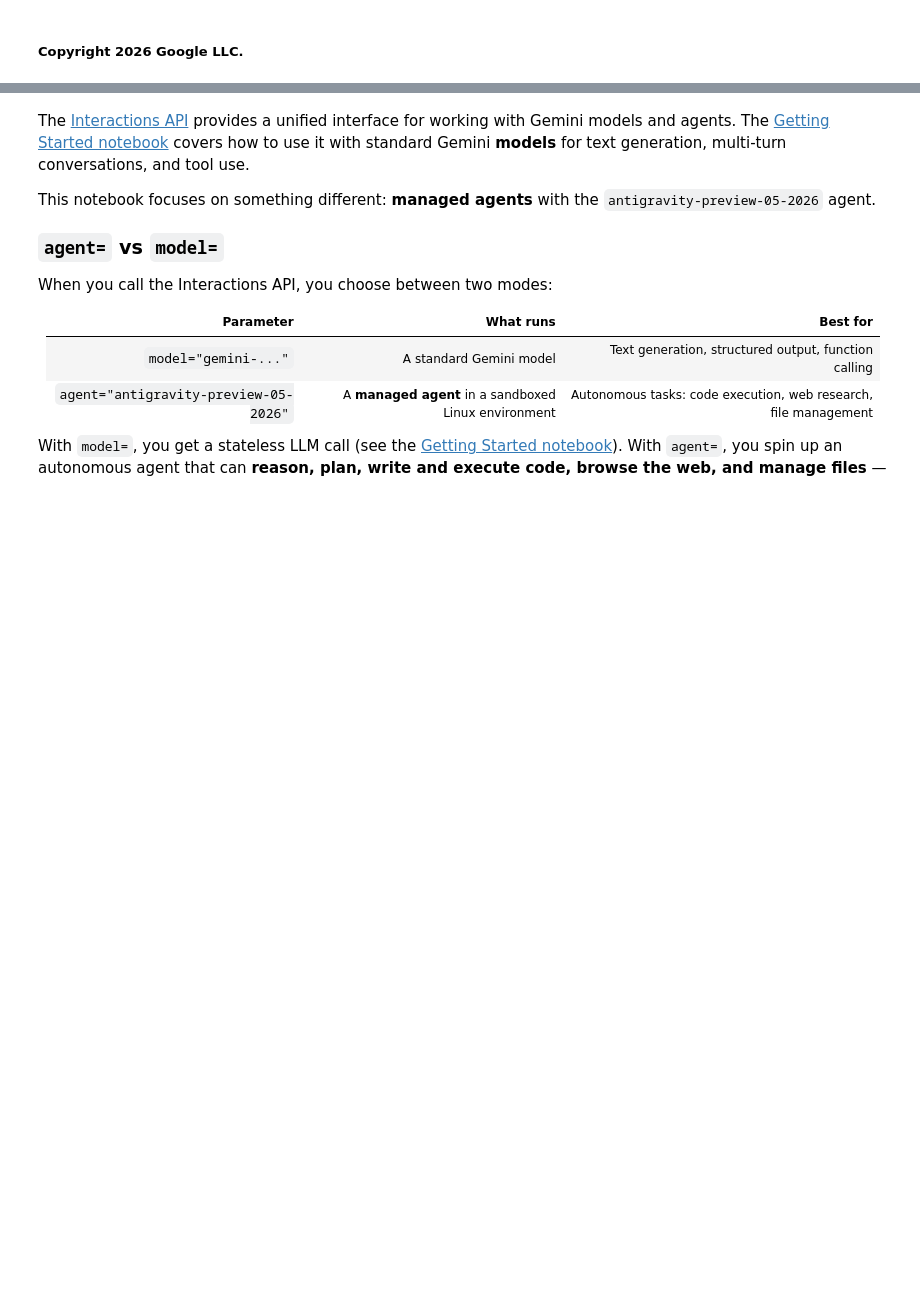
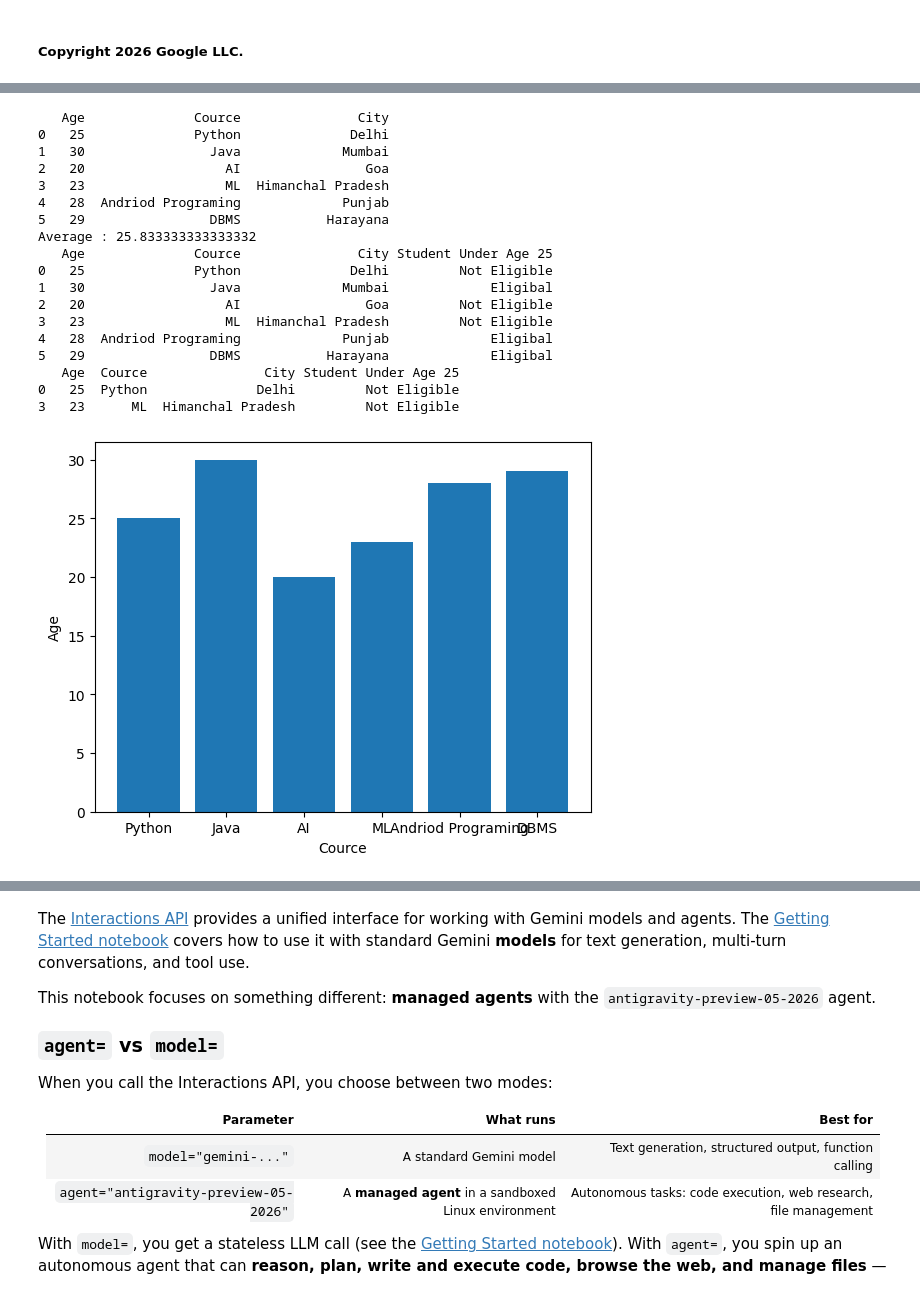
Before and after one commit to archoudhary698-stack/DocuMind-AI, a Jupyter notebook: quickstarts/Get_started_managed_agents.ipynb, the cells around one changed output, grey strips where cells are left out. Saved outputs shown, nothing was run; the diff lists cells and outputs as text; code cells hidden in the pictures; blank space fills up the shorter version.

```diff
--- a/quickstarts/Get_started_managed_agents.ipynb
+++ b/quickstarts/Get_started_managed_agents.ipynb
@@ -104,3 +17,43 @@ Sum Of Digits : 430
+# %%
+import numpy as np
+import pandas as pd
+import matplotlib.pyplot as plt
+data = {
+    "Age" : [25,30,20,23,28,29],
+    "Cource" : ["Python","Java","AI","ML","Andriod Programing","DBMS"],
+    "City" : ["Delhi","Mumbai","Goa","Himanchal Pradesh","Punjab","Harayana"]
+}
+df = pd.DataFrame(data)
+print(df)
+print("Average :",df["Age"].mean())
+df["Student Under Age 25"] = np.where(df["Age"]<=25,"Not Eligible","Eligibal")
+print(df)
+print(df[(df["City"] == "Delhi") | (df["City"] == "Himanchal Pradesh")])
+
+plt.bar(df["Cource"],df["Age"])
+plt.xlabel("Cource")
+plt.ylabel("Age")
+plt.show()
+# %% [output]
+   Age              Cource               City
+0   25              Python              Delhi
+1   30                Java             Mumbai
+2   20                  AI                Goa
+3   23                  ML  Himanchal Pradesh
+4   28  Andriod Programing             Punjab
+5   29                DBMS           Harayana
+Average : 25.833333333333332
+   Age              Cource               City Student Under Age 25
+0   25              Python              Delhi         Not Eligible
+1   30                Java             Mumbai             Eligibal
+2   20                  AI                Goa         Not Eligible
+3   23                  ML  Himanchal Pradesh         Not Eligible
+4   28  Andriod Programing             Punjab             Eligibal
+5   29                DBMS           Harayana             Eligibal
+   Age  Cource               City Student Under Age 25
+0   25  Python              Delhi         Not Eligible
+3   23      ML  Himanchal Pradesh         Not Eligible
+[figure, added]
 # %% [markdown]
 # Gemini Agents API: Build managed agents with the Interactions API
 
```
Also changed, not shown: parts of 5 cells of this notebook.
